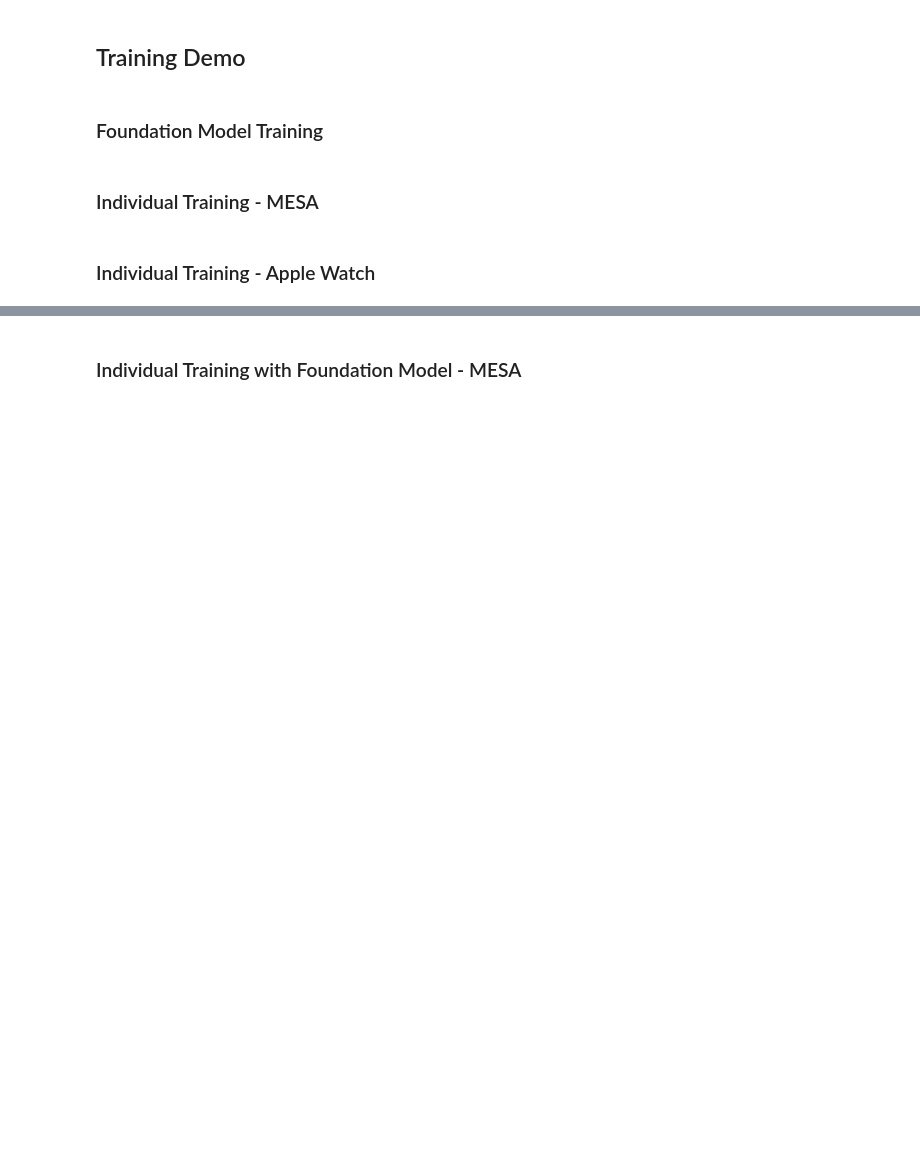
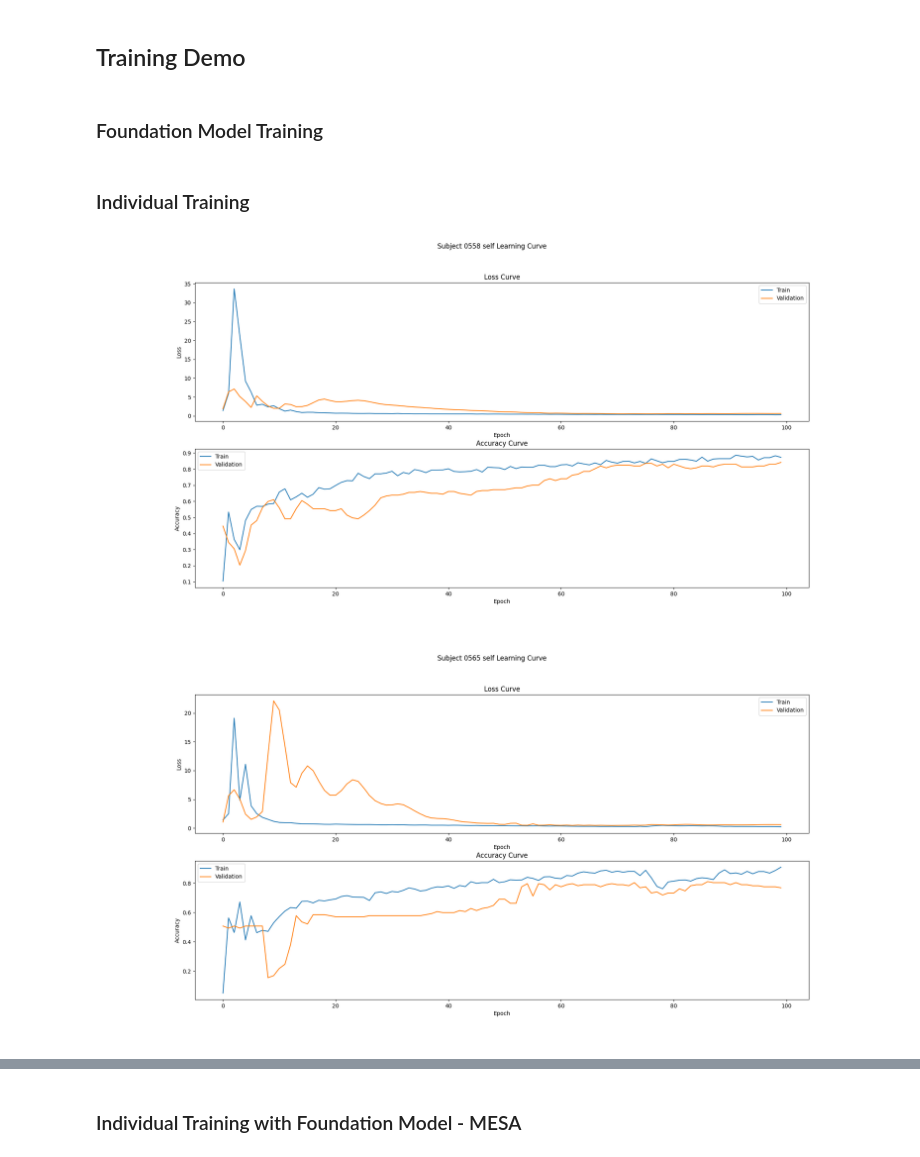
Before and after one commit to sunghwanism/FM_for_bio_signal, a Jupyter notebook: demo.ipynb, the cells around one changed output, grey strips where cells are left out. Cells and saved outputs as stored; diff of their text form; code cells hidden in the pictures; blank space fills up the shorter version.

```diff
--- a/demo.ipynb
+++ b/demo.ipynb
@@ -49,4 +59,4 @@ plt.show()
 # %%
 # Learning Curve of the Foundation model
 # %% [markdown]
-### Individual Training - MESA
+### Individual Training
@@ -66,2 +62,0 @@ predict_using_individual_model(subj_index)
-# %% [markdown]
-### Individual Training - Apple Watch
@@ -69,0 +63,7 @@ predict_using_individual_model(subj_index)
+# %%
+display(Image("./asset/0558 self Learning Curve 20240401_110339.png"))
+display(Image("./asset/0565 self Learning Curve 20240401_110720.png"))
+display(Image("./asset/0560 self Learning Curve 20240401_110649.png"))
+# %% [output]
+[figure, added]
+[figure, added]
```
Also changed, not shown: parts of 17 cells of this notebook, 10 other files.
